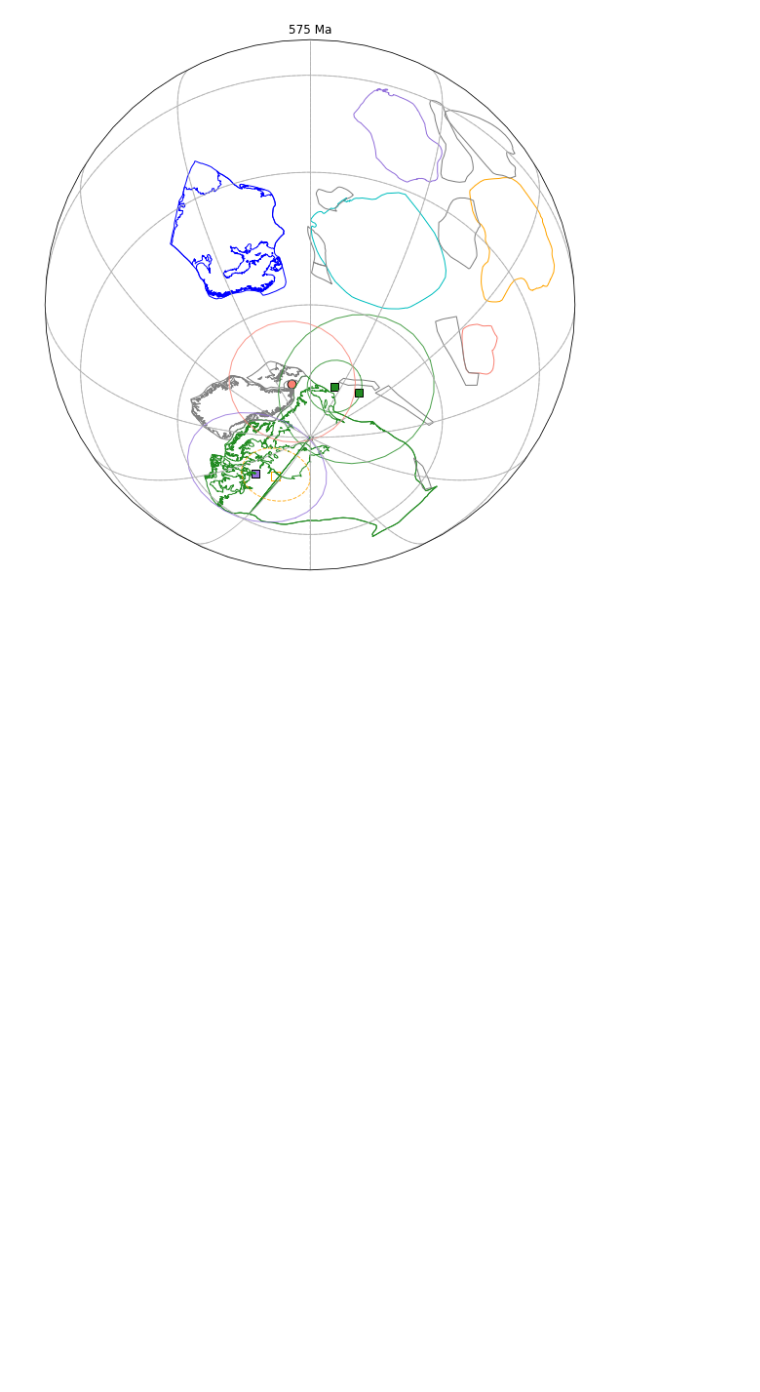
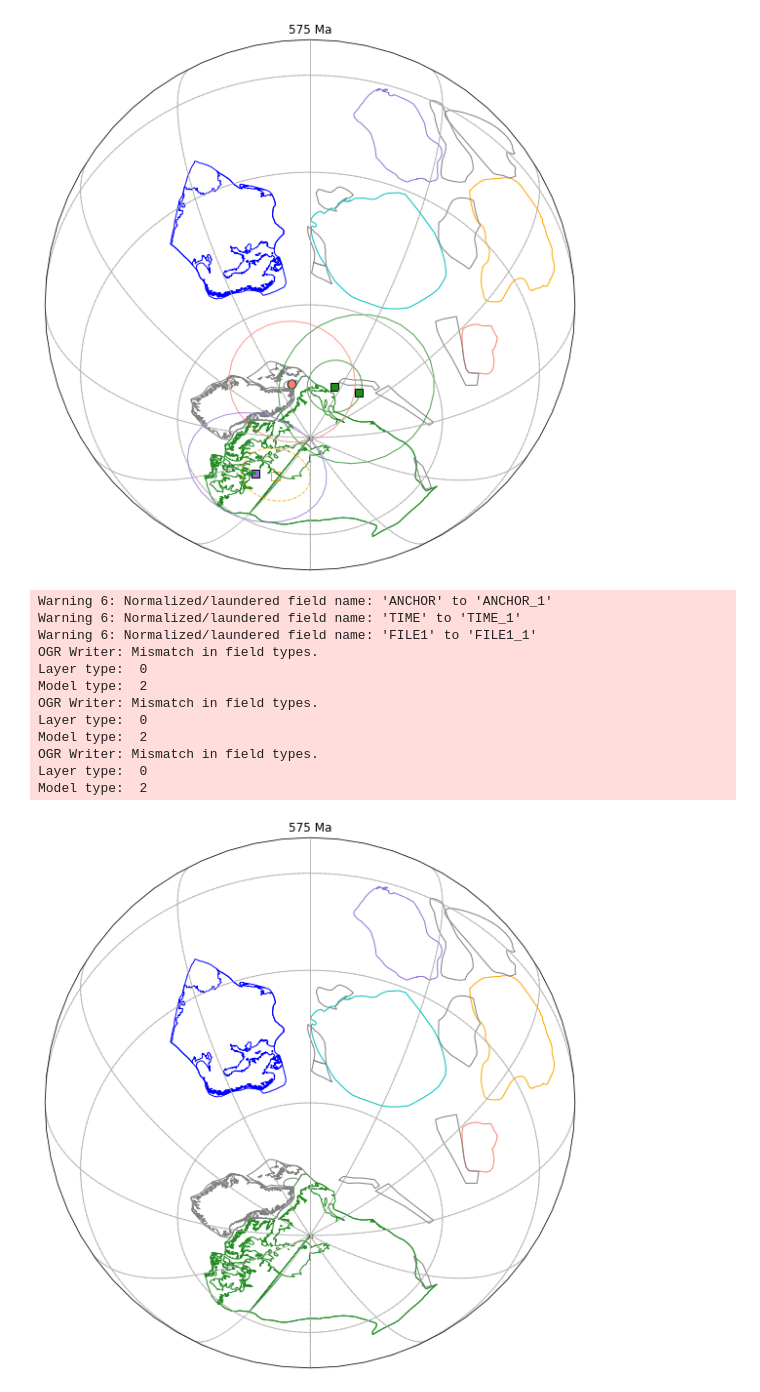
Before and after one commit to datapoLei/pmag_bias, a Jupyter notebook: 2022_Ediacaran0629.ipynb, the cells around one changed output. Cells and saved outputs as stored; diff of their text form; code cells hidden in the pictures; blank space fills up the shorter version.

```diff
--- a/2022_Ediacaran0629.ipynb
+++ b/2022_Ediacaran0629.ipynb
@@ -300,2 +324,25 @@ map_axis = plot_global_av_recon(mname='R21', projtype='orth', savefigflag=0)
 # %% [output]
 [figure]
+# %%
+# fig = plt.figure(figsize=(15, 10))
+# i = 0
+# subplots_grid = [3, 2, 0]
+for model_name in ['R21', 'M21', 'M17', 'S21', 'L08', 'TC16']:
+    # subplots_grid[2] = i + 1
+    plot_global_av_recon(mname=model_name, projtype='orth', plotpolesflag=0, savefigflag=1)
+
+# plt.savefig(f'./Global_Rec_comparison.pdf')
+# %% [output]
+Warning 6: Normalized/laundered field name: 'ANCHOR' to 'ANCHOR_1'
+Warning 6: Normalized/laundered field name: 'TIME' to 'TIME_1'
+Warning 6: Normalized/laundered field name: 'FILE1' to 'FILE1_1'
+OGR Writer: Mismatch in field types.
+Layer type:  0
+Model type:  2
+OGR Writer: Mismatch in field types.
+Layer type:  0
+Model type:  2
+OGR Writer: Mismatch in field types.
+Layer type:  0
+Model type:  2
+[figure, added]
```
Also changed, not shown: parts of 7 cells of this notebook, 40 other files.
